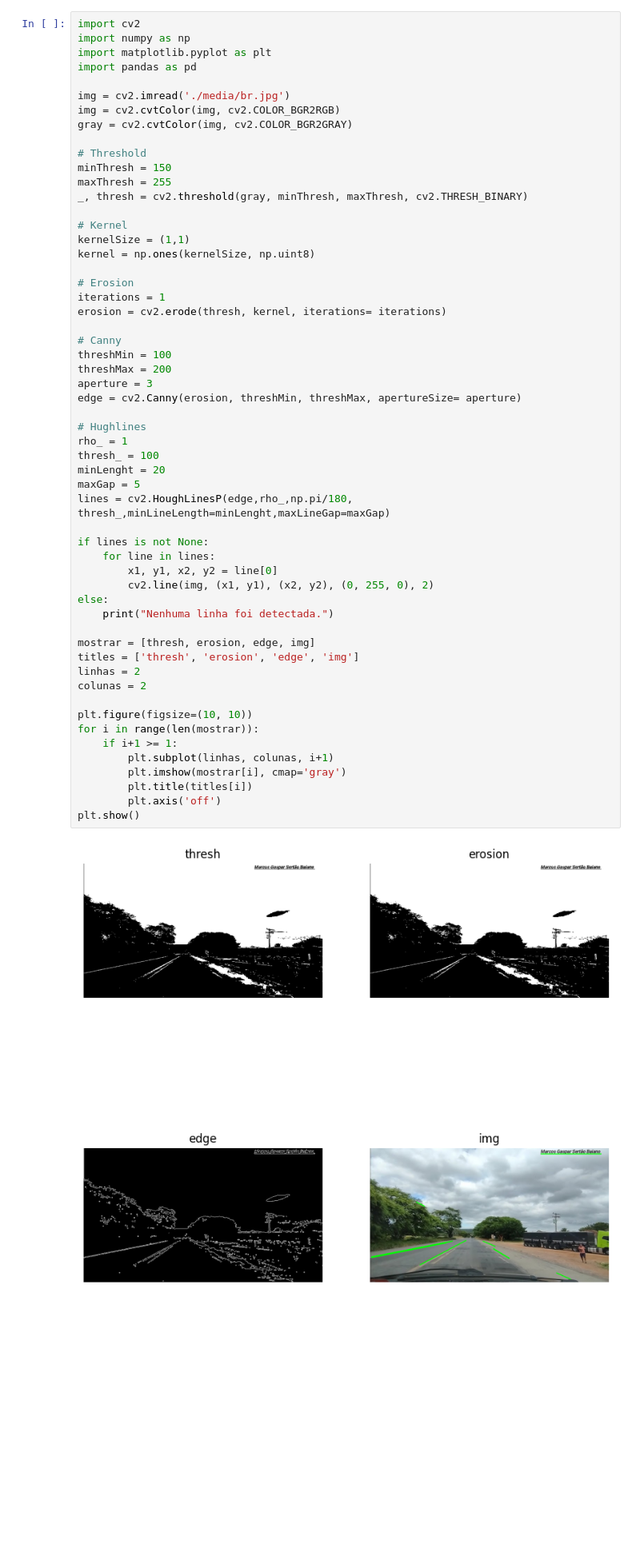
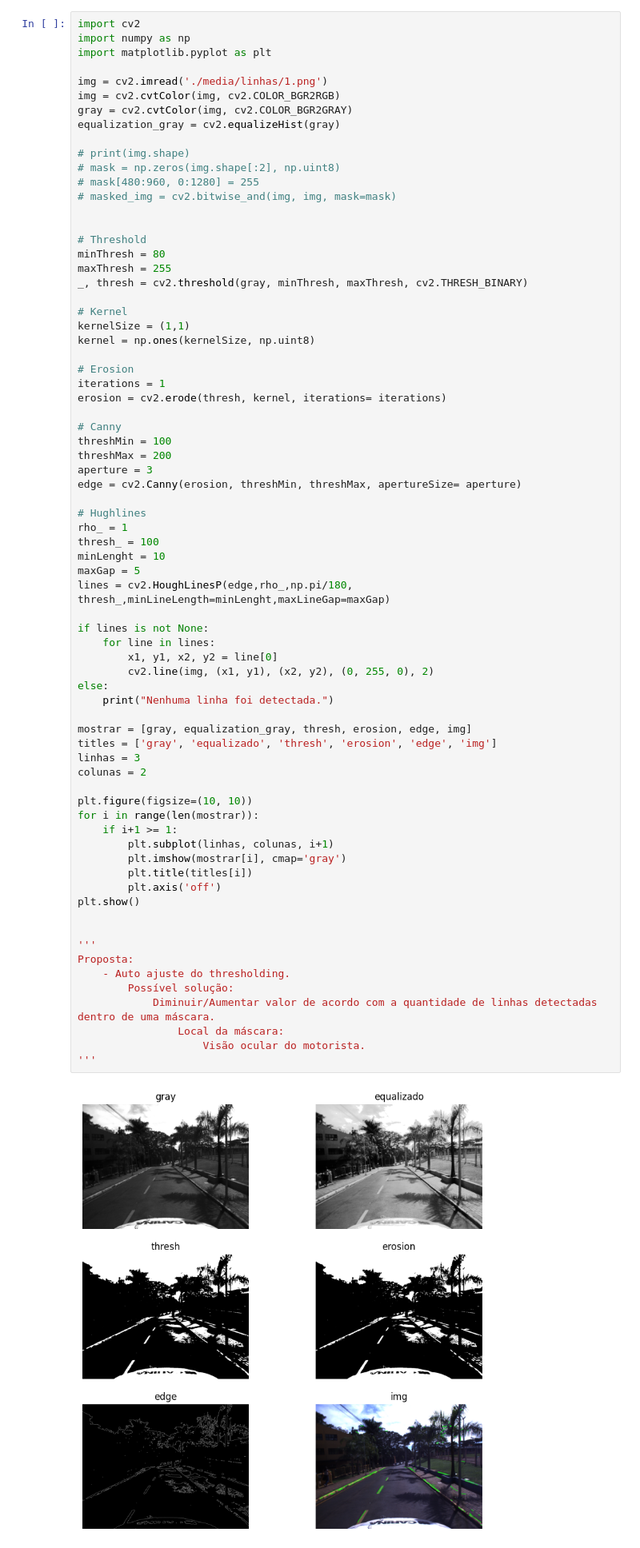
Before and after one commit to anddfreitas/python-study, a Jupyter notebook: ComputerVision/OpenCV/opencv2.ipynb, the cells around one changed output. Shown at 80% size. Drawn from its saved outputs; the diff is of its cells as text; blank space fills up the shorter version.

```diff
--- a/ComputerVision/OpenCV/opencv2.ipynb
+++ b/ComputerVision/OpenCV/opencv2.ipynb
@@ -998,14 +997,20 @@ cv2.destroyAllWindows()
 import cv2
 import numpy as np
 import matplotlib.pyplot as plt
-import pandas as pd
 
-img = cv2.imread('./media/br.jpg')
+img = cv2.imread('./media/linhas/1.png')
 img = cv2.cvtColor(img, cv2.COLOR_BGR2RGB)
 gray = cv2.cvtColor(img, cv2.COLOR_BGR2GRAY)
+equalization_gray = cv2.equalizeHist(gray)
+
+# print(img.shape)
+# mask = np.zeros(img.shape[:2], np.uint8)
+# mask[480:960, 0:1280] = 255
+# masked_img = cv2.bitwise_and(img, img, mask=mask)
+
 
 # Threshold
-minThresh = 150
+minThresh = 80
 maxThresh = 255
 _, thresh = cv2.threshold(gray, minThresh, maxThresh, cv2.THRESH_BINARY)
 
@@ -1020,35 +1025,45 @@ erosion = cv2.erode(thresh, kernel, iterations= iterations)
 # Canny
 threshMin = 100
 threshMax = 200
 aperture = 3
 edge = cv2.Canny(erosion, threshMin, threshMax, apertureSize= aperture)
 
 # Hughlines
 rho_ = 1
 thresh_ = 100
-minLenght = 20
+minLenght = 10
 maxGap = 5
 lines = cv2.HoughLinesP(edge,rho_,np.pi/180, thresh_,minLineLength=minLenght,maxLineGap=maxGap)
 
 if lines is not None:
     for line in lines:
         x1, y1, x2, y2 = line[0]
         cv2.line(img, (x1, y1), (x2, y2), (0, 255, 0), 2)
 else:
     print("Nenhuma linha foi detectada.")
 
-mostrar = [thresh, erosion, edge, img]
-titles = ['thresh', 'erosion', 'edge', 'img']
-linhas = 2
+mostrar = [gray, equalization_gray, thresh, erosion, edge, img]
+titles = ['gray', 'equalizado', 'thresh', 'erosion', 'edge', 'img']
+linhas = 3
 colunas = 2
 
 plt.figure(figsize=(10, 10))
 for i in range(len(mostrar)):
     if i+1 >= 1:
         plt.subplot(linhas, colunas, i+1)
         plt.imshow(mostrar[i], cmap='gray')
         plt.title(titles[i])
         plt.axis('off')
 plt.show()
+
+
+'''
+Proposta:
+    - Auto ajuste do thresholding.
+        Possível solução:
+            Diminuir/Aumentar valor de acordo com a quantidade de linhas detectadas dentro de uma máscara.
+                Local da máscara:
+                    Visão ocular do motorista.
+'''
 # %% [output]
-[figure, old version]
+[figure, new version]
```
Also changed, not shown: parts of 3 cells of this notebook, 6 other files.
